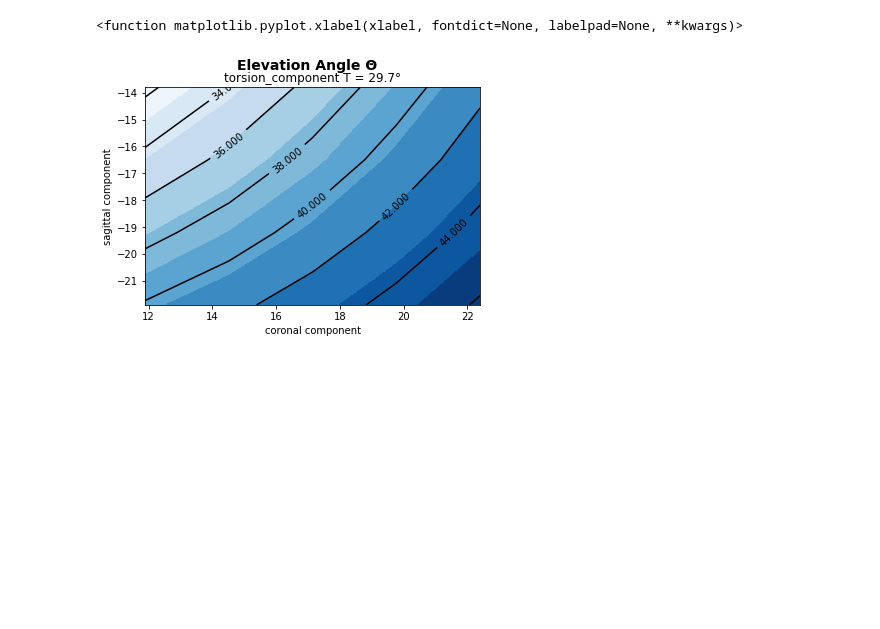
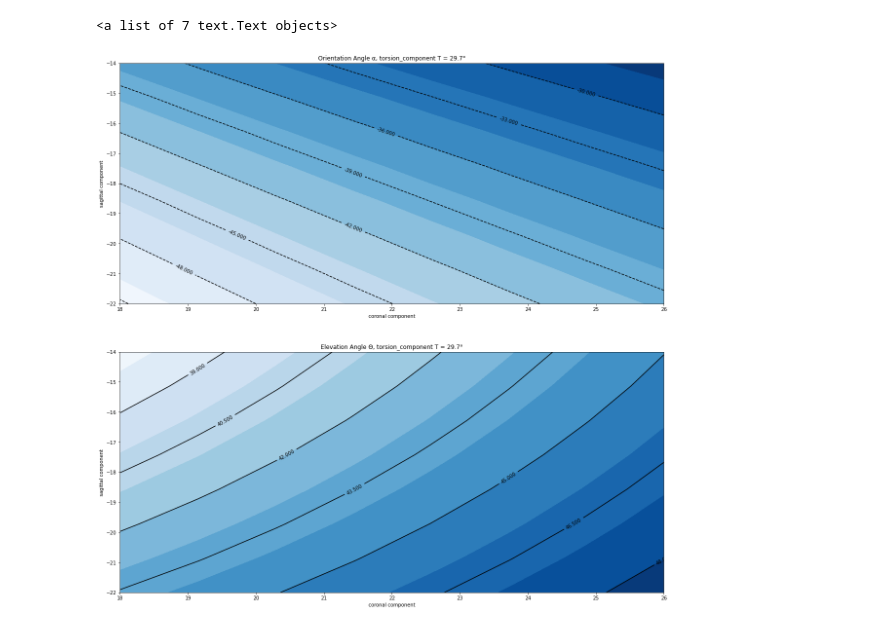
Before and after one commit to butayama/osteotomy_calc, a Jupyter notebook: scripts/osteotomy_parameterstudien_a_02.ipynb, the cells around one changed output. Saved outputs shown, nothing was run; the diff lists cells and outputs as text; code cells hidden in the pictures; blank space fills up the shorter version.

Commit message:
Diagram Elevation Angle

```diff
--- a/scripts/osteotomy_parameterstudien_a_02.ipynb
+++ b/scripts/osteotomy_parameterstudien_a_02.ipynb
@@ -8,12 +8,12 @@ import numpy as np
 color = sns.color_palette()
 %matplotlib inline
 # %%
-nc = 5
-ns = 4
+nc = 8
+ns = 8
 T = 29.7
 # T = 29.7
-c = np.linspace(11.9, 22.4, nc)
-s = np.linspace(-13.8, -21.9, ns)
+c = np.linspace(18, 26, nc)
+s = np.linspace(-14, -22, ns)
 X, Y = np.meshgrid(c, s)
 X, Y
 # %% [output]
@@ -28,53 +37,56 @@ X, Y
 # %%
 # def orientation_angle(x,y,t):
 #     c_a_d, s_a_d, t_a_d, c_a, s_a, t_a, a_tad, a_oa, a_azi, a_ele, a_aor = compute(x, y, t)
 #     return a_oa
 #
 # def elevation_angle(x,y,t):
 #     c_a_d, s_a_d, t_a_d, c_a, s_a, t_a, a_tad, a_oa, a_azi, a_ele, a_aor = compute(x, y, t)
 #     return a_ele
 #
-def np_test(x, y, t):
-    foo = x * y/ t
-    return foo
+def np_orientation_angle(_c_a_d, _s_a_d, _t_a_d):
+    c_a = np.radians(_c_a_d)
+    s_a = np.radians(_s_a_d)
+    t_a = np.radians(_t_a_d)
 
-def orientation_angle(_c_a_d, _s_a_d, _t_a_d):
+    h1 = np.sqrt(np.tan(c_a) * np.tan(c_a) + np.tan(s_a) * np.tan(s_a))
+    a_tad = np.arctan2(h1, 1)
+    a_oa = np.arctan2(np.tan(s_a), np.tan(c_a))
+    a_azi = np.arctan2(-(np.sin(a_oa) + np.sin(a_oa - t_a)), (np.cos(a_oa) + np.cos(a_oa - t_a)))
+    a_ele = np.arctan2(2 * np.sin(a_tad) * np.cos(0.5 * t_a), np.sin(t_a) * (1 + np.cos(a_tad)))
+    a_aor = np.arccos(0.5 * (np.cos(t_a) + np.cos(a_tad) + np.cos(t_a) * np.cos(a_tad) - 1))
+    return np.degrees(a_oa)
+
+def np_elevation_angle(_c_a_d, _s_a_d, _t_a_d):
     c_a = np.radians(_c_a_d)
     s_a = np.radians(_s_a_d)
     t_a = np.radians(_t_a_d)
 
     h1 = np.sqrt(np.tan(c_a) * np.tan(c_a) + np.tan(s_a) * np.tan(s_a))
     a_tad = np.arctan2(h1, 1)
     a_oa = np.arctan2(np.tan(s_a), np.tan(c_a))
     a_azi = np.arctan2(-(np.sin(a_oa) + np.sin(a_oa - t_a)), (np.cos(a_oa) + np.cos(a_oa - t_a)))
     a_ele = np.arctan2(2 * np.sin(a_tad) * np.cos(0.5 * t_a), np.sin(t_a) * (1 + np.cos(a_tad)))
     a_aor = np.arccos(0.5 * (np.cos(t_a) + np.cos(a_tad) + np.cos(t_a) * np.cos(a_tad) - 1))
     return np.degrees(a_ele)
 
-fig27 = plt.figure()
-fig27.suptitle(f'Elevation Angle {chr(int("398", 16))}', fontsize=14, fontweight='bold')
-pp27 = fig27.add_subplot(111)
-pp27.set_title('torsion_component T = 29.7°')
-pp27.set_xlabel('coronal component')
-pp27.set_ylabel('sagittal component')
+fig27 = plt.figure(figsize=(20,20))
+# fig27.suptitle(f'Elevation Angle {chr(int("398", 16))}', fontsize=14, fontweight='bold')
+p_orientation = fig27.add_subplot(211)
+p_orientation.set_title(f'Orientation Angle {chr(945)}, torsion_component T = 29.7°')
+p_orientation.set_xlabel('coronal component')
+p_orientation.set_ylabel('sagittal component')
+img = p_orientation.contourf(X, Y, np_orientation_angle(X,Y,T), 12, cmap='Blues')
+hl = p_orientation.contour(X, Y, np_orientation_angle(X,Y,T), 8, colors='black', linewidth=.5)
+plt.clabel(hl, inline=1, fontsize=10)
 
-# img = pp27.contourf(X, Y, np_test(X,Y,T), 12, cmap='Blues')
-img = pp27.contourf(X, Y, orientation_angle(X,Y,T), 12, cmap='Blues')
-    # andere cmaps: hot, summer, winter, spring, gray, Blues
-    # 12 ist die Zahl der Farbabstufungen
-# hl = pp27.contour(X, Y, np_test(X,Y,T), 8, colors='black', linewidth=.5)
-hl = pp27.contour(X, Y, orientation_angle(X,Y,T), 8, colors='black', linewidth=.5)
-   # macht Höhenlinien (8 Abstufungen)
-
+p_elevation = fig27.add_subplot(212)
+p_elevation.set_title(f'Elevation Angle {chr(int("398", 16))}, torsion_component T = 29.7°')
+p_elevation.set_xlabel('coronal component')
+p_elevation.set_ylabel('sagittal component')
+img = p_elevation.contourf(X, Y, np_elevation_angle(X,Y,T), 12, cmap='Blues')
+hl = p_elevation.contour(X, Y, np_elevation_angle(X,Y,T), 8, colors='black', linewidth=.5)
 plt.clabel(hl, inline=1, fontsize=10)
-   # beschriftet Höhenlinien
-
-plt.xlabel
-
-# fig27.colorbar(img)
-   # macht Farbbalken rechts daneben
-#
-# fig27.show()
+# plt.subplots_adjust(hspace=0.2)
 # %% [output]
-<function matplotlib.pyplot.xlabel(xlabel, fontdict=None, labelpad=None, **kwargs)>
+<a list of 7 text.Text objects>
-[figure, old version]
+[figure, new version]
```
Also changed, not shown: parts of 1 cell of this notebook.
